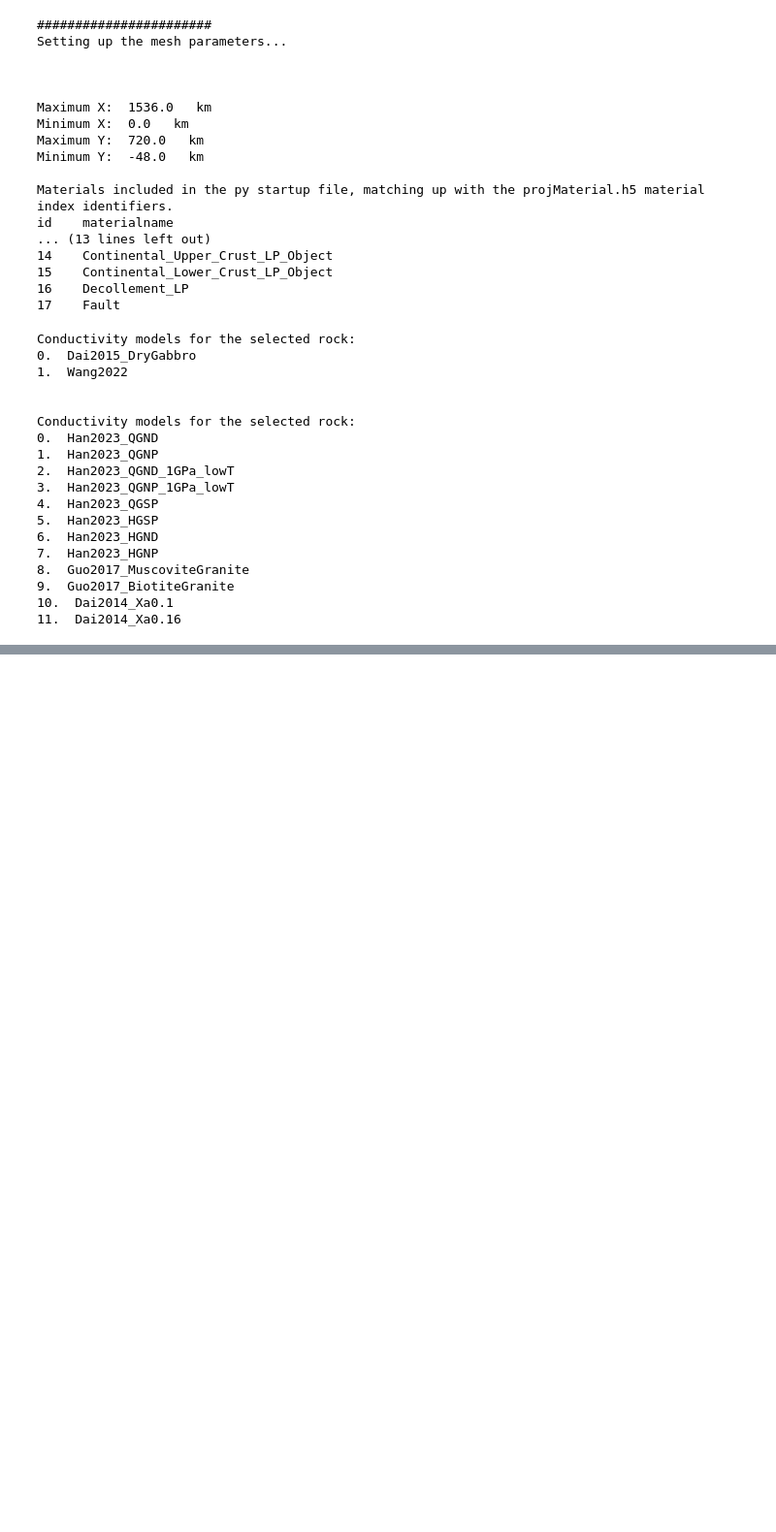
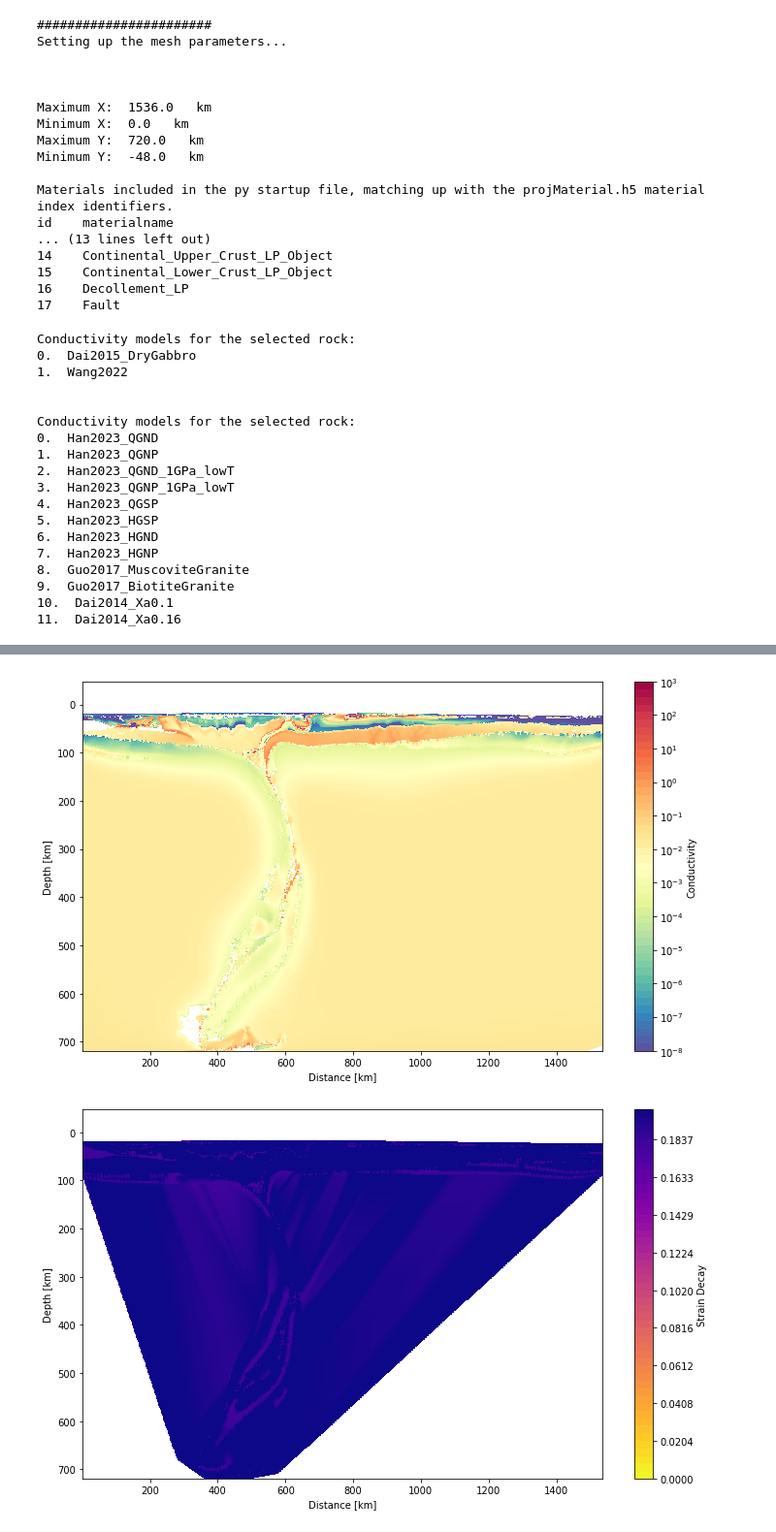
Before and after one commit to sinanozaydin/pide, a Jupyter notebook: tools/convert_uw_model_2_mt.ipynb, the cells around one changed output, grey strips where cells are left out. Shown at 97% size. Cells and saved outputs as stored; diff of their text form; code cells hidden in the pictures; blank space fills up the shorter version.

Commit message:
different outputs from model py

```diff
--- a/tools/convert_uw_model_2_mt.ipynb
+++ b/tools/convert_uw_model_2_mt.ipynb
@@ -325,3 +324,3 @@ plot_2D_underworld_Field(xmesh = x_mesh_centers, ymesh = y_mesh_centers, Field =
 # %%
-# deform_cond = mt_model_object.calculate_deformation_related_conductivity(method = 'plastic_strain', function_method = 'exponential',
-# low_deformation_threshold = 1e-2, high_deformation_threshold = 1e2, num_cpu = 5)
+deform_cond, strain_decay, cond_decay, misfit = mt_model_object.calculate_deformation_related_conductivity(method = 'plastic_strain', function_method = 'exponential',
+low_deformation_threshold = 1e-2, high_deformation_threshold = 1e2, num_cpu = 5)
@@ -329,0 +341,20 @@ plot_2D_underworld_Field(xmesh = x_mesh_centers, ymesh = y_mesh_centers, Field =
+# %%
+plot_2D_underworld_Field(xmesh = x_mesh_centers, ymesh = y_mesh_centers, Field = deform_cond,
+                         cblimit_up = 1e3, cblimit_down = 1e-8, log_bool=True,
+                         cb_name = 'Spectral_r',cbar_label = 'Conductivity',
+                         plot_save = False,label = 'cond_meshed.png')
+plot_2D_underworld_Field(xmesh = x_mesh_centers, ymesh = y_mesh_centers, Field = strain_decay,
+                         cblimit_up = 0.2, cblimit_down = 0, log_bool=False,
+                         cb_name = 'plasma_r',cbar_label = 'Strain Decay',
+                         plot_save = False,label = 'strain_decay.png')
+plot_2D_underworld_Field(xmesh = x_mesh_centers, ymesh = y_mesh_centers, Field = cond_decay,
+                         cblimit_up = 0, cblimit_down = -0.2, log_bool=False,
+                         cb_name = 'plasma',cbar_label = 'Cond Decay',
+                         plot_save = False,label = 'cond_decay.png')
+plot_2D_underworld_Field(xmesh = x_mesh_centers, ymesh = y_mesh_centers, Field = misfit,
+                         cblimit_up = 0.1, cblimit_down = 0, log_bool=False,
+                         cb_name = 'viridis',cbar_label = 'Misfit',
+                         plot_save = False,label = 'misfit.png')
+# %% [output]
+[figure, added]
+[figure, added]
```
Also changed, not shown: parts of 6 cells of this notebook, 6 other files.
